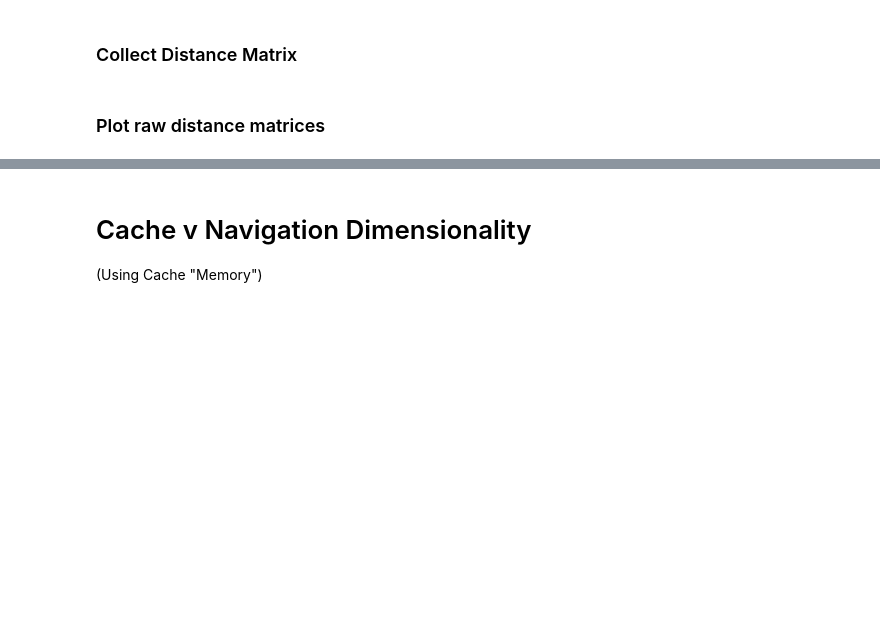
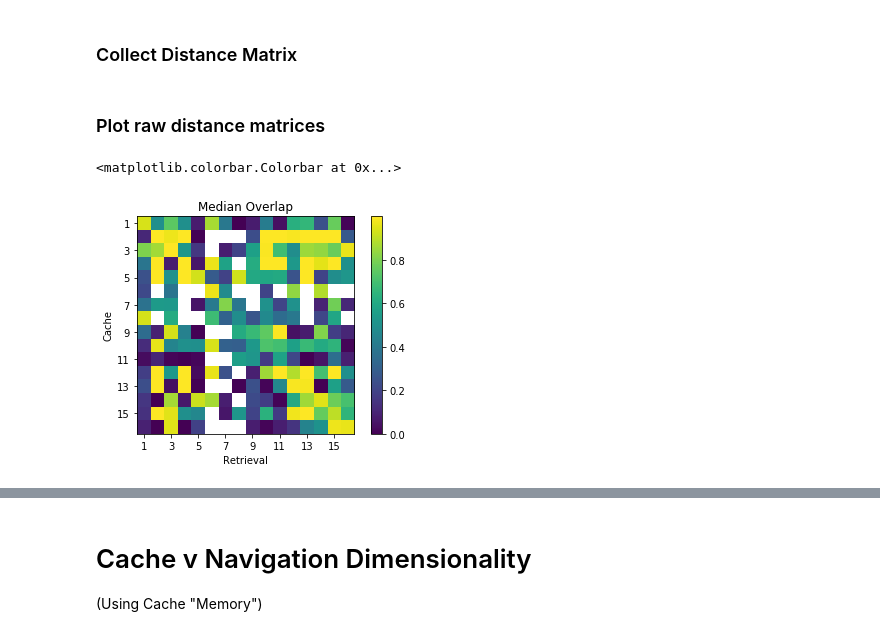
Before and after one commit to chingf/cache-arena-analysis, a Jupyter notebook: notebooks/2-population-reactivation-analysis/3-reactivation-distance-matrices.ipynb, the cells around one changed output, grey strips where cells are left out. Saved outputs shown, nothing was run; the diff lists cells and outputs as text; code cells hidden in the pictures; blank space fills up the shorter version.

```diff
--- a/notebooks/2-population-reactivation-analysis/3-reactivation-distance-matrices.ipynb
+++ b/notebooks/2-population-reactivation-analysis/3-reactivation-distance-matrices.ipynb
@@ -205,15 +220,19 @@ for i in range(distance_matrix.shape[0]):
         dist = get_site_distance(i,j)
         vals_by_sitedist[dist].extend(nonnan_vals)
 # %%
+# Plot heatmap
 x = np.zeros(distance_matrix.shape)
 for i in range(x.shape[0]):
     for j in range(x.shape[1]):
         x[i,j] = np.nanmedian(distance_matrix[i,j])
 plt.imshow(x)
 plt.ylabel("Cache")
-plt.xlabel("Retrival")
+plt.xlabel("Retrieval")
 plt.xticks(np.arange(0,16,2), np.arange(0,16,2)+1)
 plt.yticks(np.arange(0,16,2), np.arange(0,16,2)+1)
 plt.title("Median Overlap")
 plt.colorbar()
+# %% [output]
+<matplotlib.colorbar.Colorbar at 0x...>
+[figure, added]
 # %%
```
Also changed, not shown: parts of 7 cells of this notebook, 7 other files.
